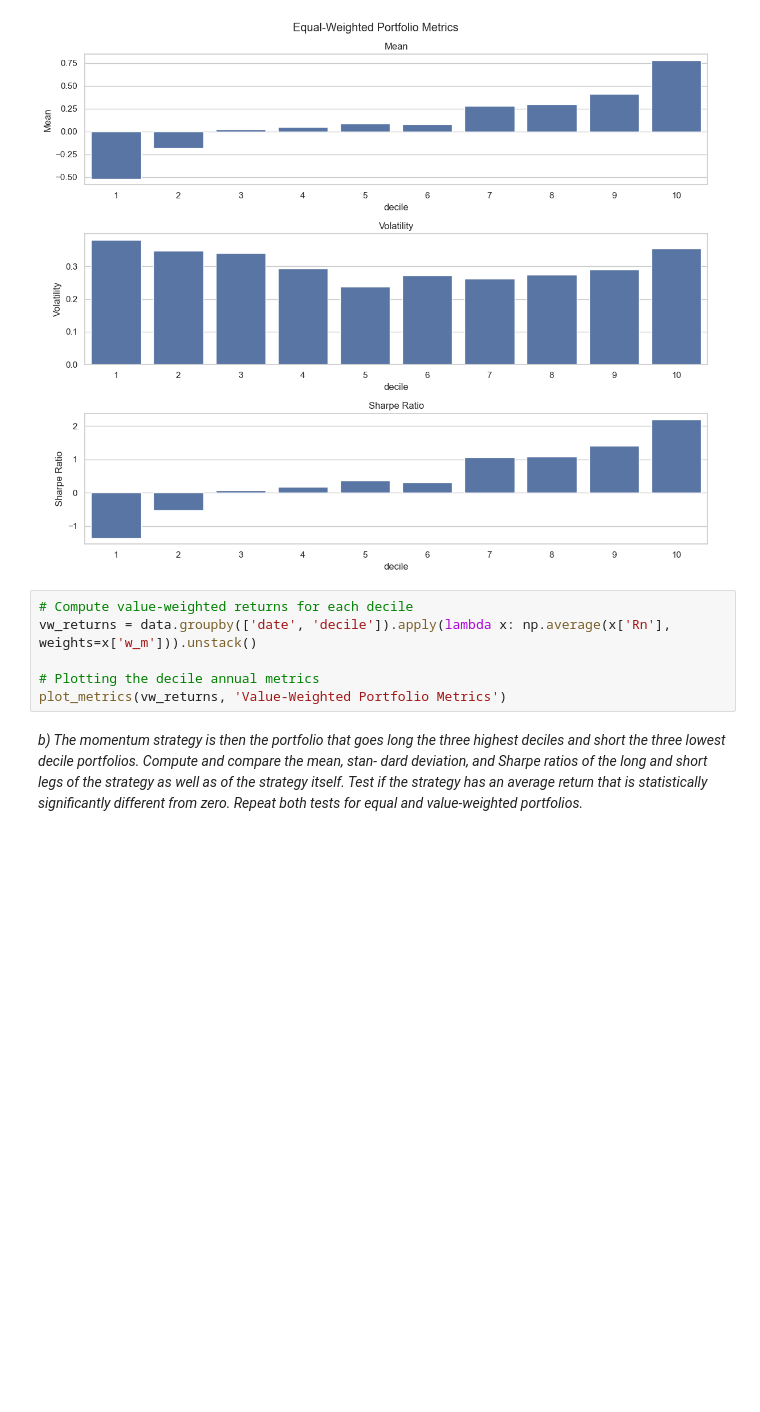
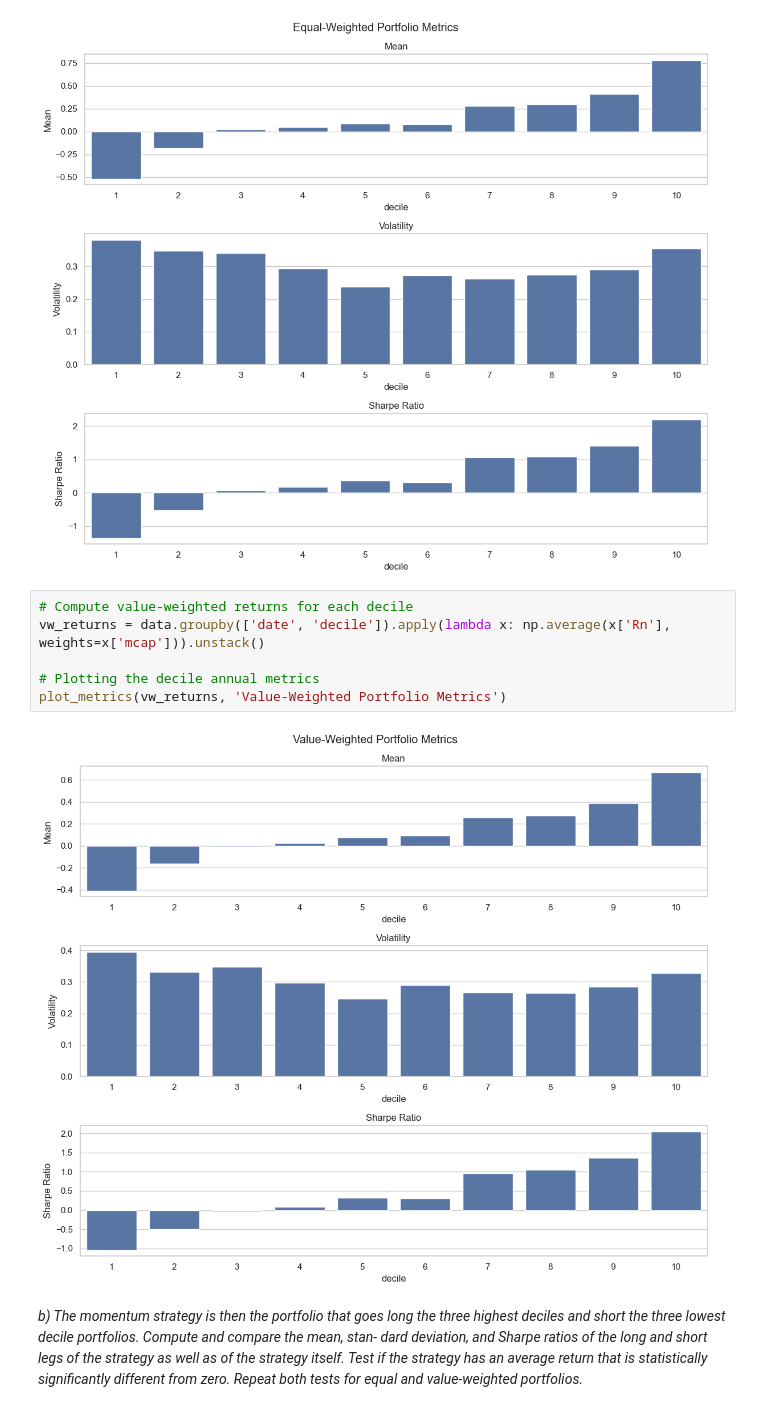
Before and after one commit to Marc-antoineallard74/Investments_project2024, a Jupyter notebook: source/section4.ipynb, the cells around one changed output. Saved outputs shown, nothing was run; the diff lists cells and outputs as text; blank space fills up the shorter version.

```diff
--- a/source/section4.ipynb
+++ b/source/section4.ipynb
@@ -87,10 +87,12 @@ plot_metrics(ew_returns, 'Equal-Weighted Portfolio Metrics')
 [figure]
 # %%
 # Compute value-weighted returns for each decile
-vw_returns = data.groupby(['date', 'decile']).apply(lambda x: np.average(x['Rn'], weights=x['w_m'])).unstack()
+vw_returns = data.groupby(['date', 'decile']).apply(lambda x: np.average(x['Rn'], weights=x['mcap'])).unstack()
 
 # Plotting the decile annual metrics
 plot_metrics(vw_returns, 'Value-Weighted Portfolio Metrics')
+# %% [output]
+[figure, added]
 # %% [markdown]
 *b) The momentum strategy is then the portfolio that goes long the three highest deciles and short the three lowest decile portfolios. Compute and compare the mean, stan- dard deviation, and Sharpe ratios of the long and short legs of the strategy as well as of the strategy itself. Test if the strategy has an average return that is statistically significantly different from zero. Repeat both tests for equal and value-weighted portfolios.*
 # %%
```
Also changed, not shown: parts of 4 cells of this notebook, 4 other files.
